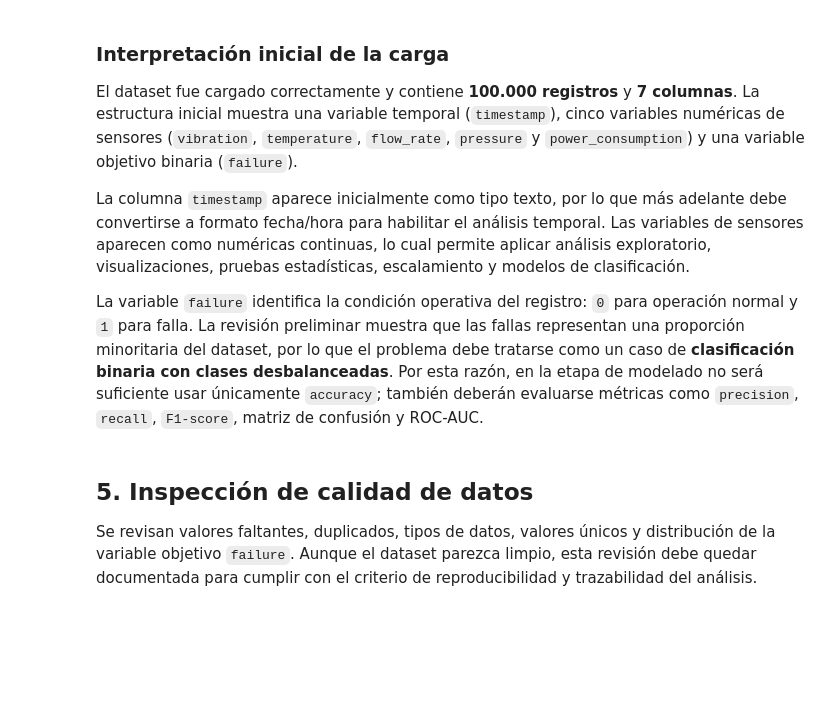
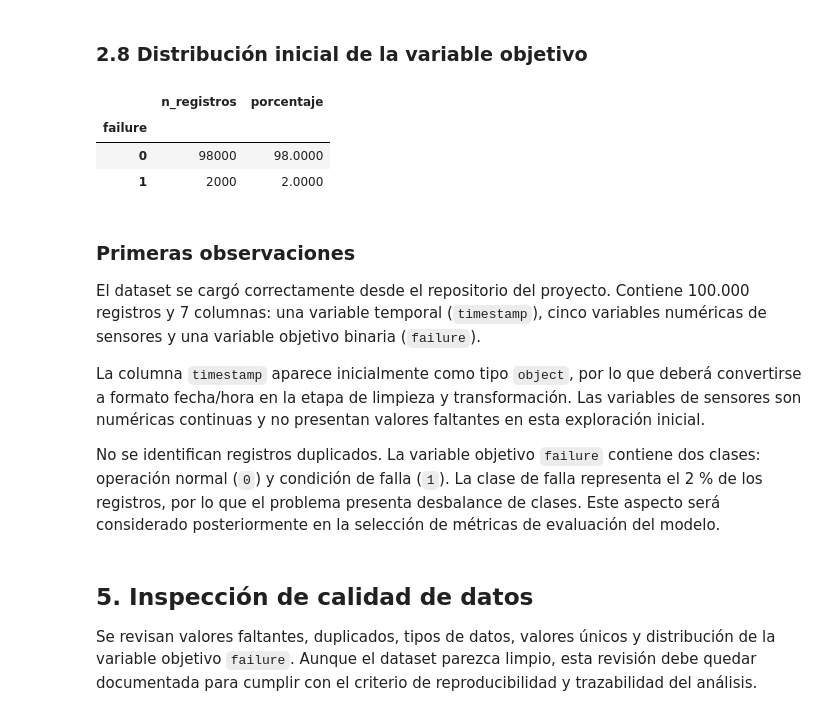
Before and after one commit to diego-rivera-eng/predictive-maintenance-pump-sensors, a Jupyter notebook: notebooks/01_analisis_sensores_bomba.ipynb, the cells around one changed output. Saved outputs shown, nothing was run; the diff lists cells and outputs as text; code cells hidden in the pictures; blank space fills up the shorter version.

```diff
--- a/notebooks/01_analisis_sensores_bomba.ipynb
+++ b/notebooks/01_analisis_sensores_bomba.ipynb
@@ -54,43 +56,35 @@ En esta sección se cargan las librerías necesarias para análisis de datos, vi
 # %%
-# Manejo de datos
+# Librerías para manejo de datos
+from pathlib import Path
+import os
+import numpy as np
 import pandas as pd
-import numpy as np
 
-# Visualización
+# Librerías para visualización
 import matplotlib.pyplot as plt
 import seaborn as sns
 import plotly.express as px
 import plotly.graph_objects as go
 
-# Estadística
+# Librerías para estadística y modelado
 from scipy import stats
-
-# Modelado
 from sklearn.model_selection import train_test_split
 from sklearn.preprocessing import StandardScaler
-from sklearn.pipeline import Pipeline
 from sklearn.dummy import DummyClassifier
 from sklearn.linear_model import LogisticRegression
 from sklearn.ensemble import RandomForestClassifier
-from sklearn.decomposition import PCA
 from sklearn.metrics import (
     accuracy_score,
     precision_score,
     recall_score,
     f1_score,
-    roc_auc_score,
-    average_precision_score,
+    confusion_matrix,
     classification_report,
-    confusion_matrix,
-    ConfusionMatrixDisplay
+    roc_auc_score
 )
 
 # Configuración general
-RANDOM_STATE = 42
-TEST_SIZE = 0.20
-
-pd.set_option("display.max_columns", 100)
+pd.set_option("display.max_columns", None)
 pd.set_option("display.float_format", "{:.4f}".format)
 
-sns.set_theme(style="whitegrid")
-plt.rcParams["figure.figsize"] = (10, 5)
+RANDOM_STATE = 42
@@ -149,22 +233,31 @@ df_raw.describe().T.round(3)
+# %% [markdown]
+### 2.8 Distribución inicial de la variable objetivo
 # %%
-# Vista preliminar de la variable objetivo
-target_preview = (
+# Distribución incial de la variable objetivo
+target_distribution = (
     df_raw["failure"]
     .value_counts()
-    .rename_axis("failure")
-    .reset_index(name="conteo")
+    .to_frame("n_registros")
 )
 
-target_preview["porcentaje"] = (target_preview["conteo"] / len(df_raw) * 100).round(2)
-target_preview
+target_distribution["porcentaje"] = (
+    target_distribution["n_registros"] / len(df_raw) * 100
+).round(4)
+
+target_distribution
+# %% [output]
+|  | n_registros | porcentaje |
+| failure |  |  |
+| 0 | 98000 | 98.0000 |
+| 1 | 2000 | 2.0000 |
 # %% [markdown]
-### Interpretación inicial de la carga
+### Primeras observaciones
 
-El dataset fue cargado correctamente y contiene **100.000 registros** y **7 columnas**. La estructura inicial muestra una variable temporal (`timestamp`), cinco variables numéricas de sensores (`vibration`, `temperature`, `flow_rate`, `pressure` y `power_consumption`) y una variable objetivo binaria (`failure`).
+El dataset se cargó correctamente desde el repositorio del proyecto. Contiene 100.000 registros y 7 columnas: una variable temporal (`timestamp`), cinco variables numéricas de sensores y una variable objetivo binaria (`failure`).
 
-La columna `timestamp` aparece inicialmente como tipo texto, por lo que más adelante debe convertirse a formato fecha/hora para habilitar el análisis temporal. Las variables de sensores aparecen como numéricas continuas, lo cual permite aplicar análisis exploratorio, visualizaciones, pruebas estadísticas, escalamiento y modelos de clasificación.
+La columna `timestamp` aparece inicialmente como tipo `object`, por lo que deberá convertirse a formato fecha/hora en la etapa de limpieza y transformación. Las variables de sensores son numéricas continuas y no presentan valores faltantes en esta exploración inicial.
 
-La variable `failure` identifica la condición operativa del registro: `0` para operación normal y `1` para falla. La revisión preliminar muestra que las fallas representan una proporción minoritaria del dataset, por lo que el problema debe tratarse como un caso de **clasificación binaria con clases desbalanceadas**. Por esta razón, en la etapa de modelado no será suficiente usar únicamente `accuracy`; también deberán evaluarse métricas como `precision`, `recall`, `F1-score`, matriz de confusión y ROC-AUC.
+No se identifican registros duplicados. La variable objetivo `failure` contiene dos clases: operación normal (`0`) y condición de falla (`1`). La clase de falla representa el 2 % de los registros, por lo que el problema presenta desbalance de clases. Este aspecto será considerado posteriormente en la selección de métricas de evaluación del modelo.
 # %% [markdown]
 ## 5. Inspección de calidad de datos
 
```
Also changed, not shown: parts of 26 cells of this notebook.
